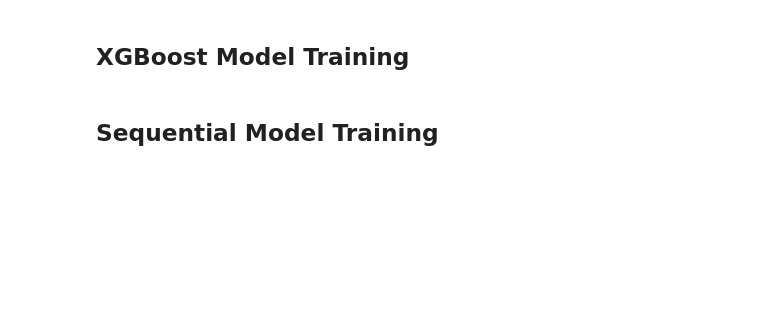
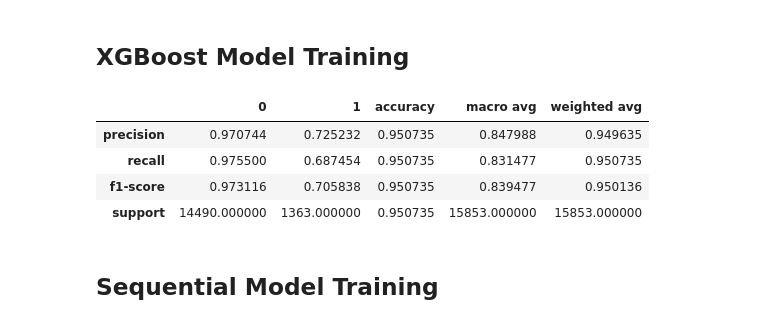
Before and after one commit to paulokuong/fourthbrain_capstone, a Jupyter notebook: groupby-user_conversion_by_importing_modules.ipynb, the cells around one changed output. Drawn from its saved outputs; the diff is of its cells as text; code cells hidden in the pictures; blank space fills up the shorter version.

```diff
--- a/groupby-user_conversion_by_importing_modules.ipynb
+++ b/groupby-user_conversion_by_importing_modules.ipynb
@@ -58,6 +59,18 @@ feature 6   0.015775                hourOfDay
 ## XGBoost Model Training
 # %%
 xgb_model, test_x, test_y = GroupBy.train_xgb_bin_class(new_features, preprocessed_data['label'])
+# %%
+from groupby_user_conversion import classification_report
+import pandas as pd
+
+predictions = xgb_model.predict(test_x)
+pd.DataFrame(classification_report(test_y, predictions, output_dict=True))
+# %% [output]
+|  | 0 | 1 | accuracy | macro avg | weighted avg |
+| precision | 0.970744 | 0.725232 | 0.950735 | 0.847988 | 0.949635 |
+| recall | 0.975500 | 0.687454 | 0.950735 | 0.831477 | 0.950735 |
+| f1-score | 0.973116 | 0.705838 | 0.950735 | 0.839477 | 0.950136 |
+| support | 14490.000000 | 1363.000000 | 0.950735 | 15853.000000 | 15853.000000 |
 # %% [markdown]
 ## Sequential Model Training
 # %%
```
Also changed, not shown: parts of 5 cells of this notebook, 1 other file.
